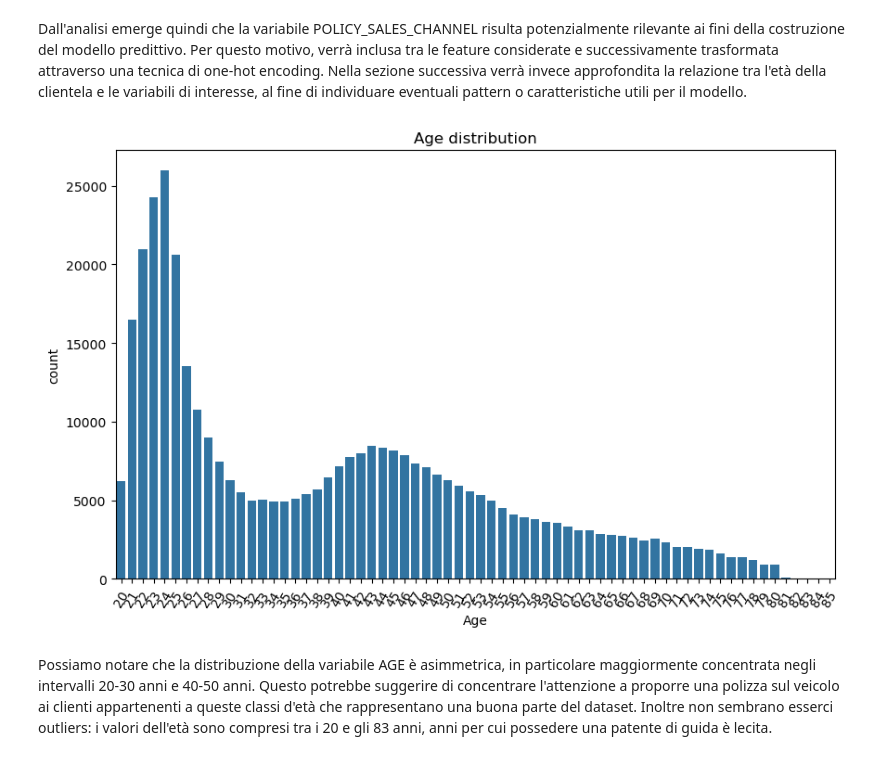
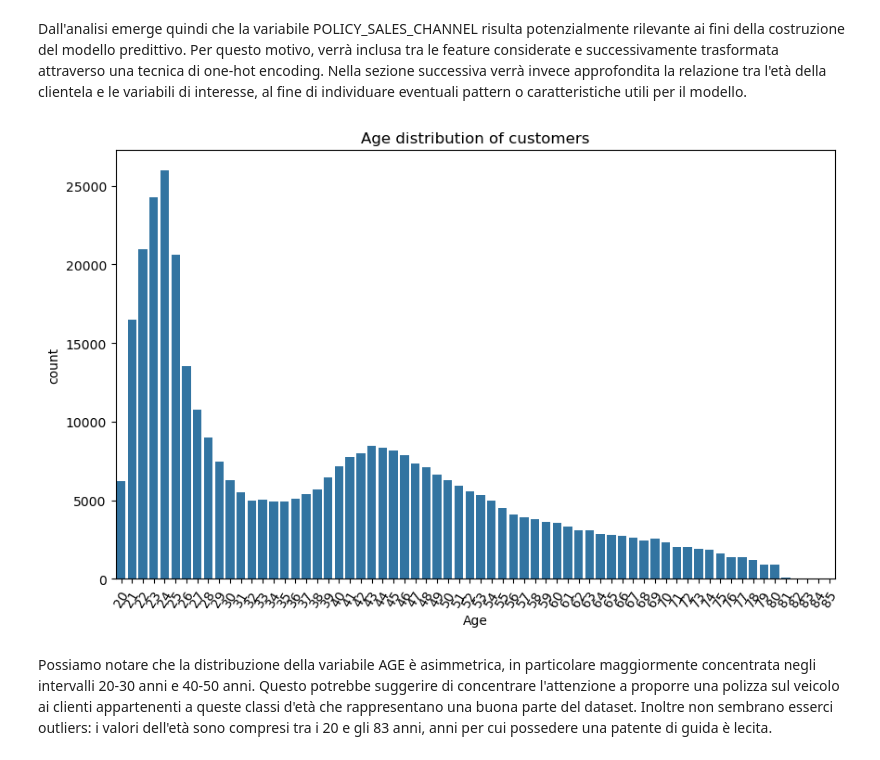
Before and after one commit to mmcosta212/Profession-AI-Data-Science-Master-Projects, a Jupyter notebook: Projects/MatteoMarcoCosta - Progetto 4/Notebooks/Progetto4 - MatteoMarcoCosta.ipynb, the cells around one changed output. Drawn from its saved outputs; the diff is of its cells as text; code cells hidden in the pictures.

```diff
--- a/Projects/MatteoMarcoCosta - Progetto 4/Notebooks/Progetto4 - MatteoMarcoCosta.ipynb
+++ b/Projects/MatteoMarcoCosta - Progetto 4/Notebooks/Progetto4 - MatteoMarcoCosta.ipynb
@@ -323,10 +323,10 @@ Nella sezione successiva verrà invece approfondita la relazione tra l'età dell
 # %%
 # Age barplot: barplot della variable age COCCO
 barplot_stat("Age", df_drop, freq = "No")
-plt.title("Age distribution")
+plt.title("Age distribution of customers")
 plt.show()
 # %% [output]
-[figure, old version]
+[figure, new version]
 # %% [markdown]
 Possiamo notare che la distribuzione della variabile AGE è asimmetrica, in particolare maggiormente concentrata negli intervalli 20-30 anni e 40-50 anni. Questo potrebbe suggerire di concentrare l'attenzione a proporre una polizza sul veicolo ai clienti appartenenti a queste classi d'età che rappresentano una buona parte del dataset. Inoltre non sembrano esserci outliers: i valori dell'età sono compresi tra i 20 e gli 83 anni, anni per cui possedere una patente di guida è lecita.
 # %%
```
Also changed, not shown: 1 other file.
